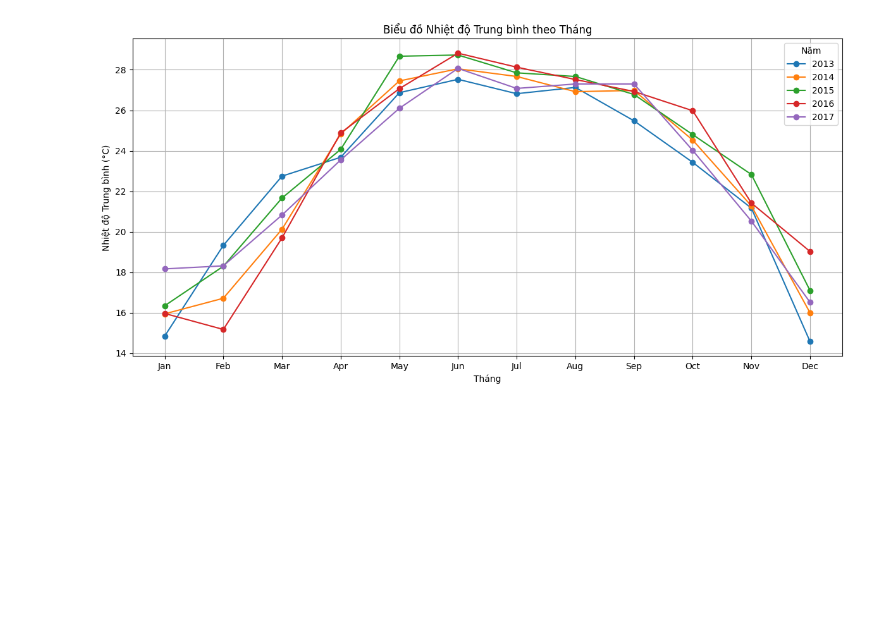
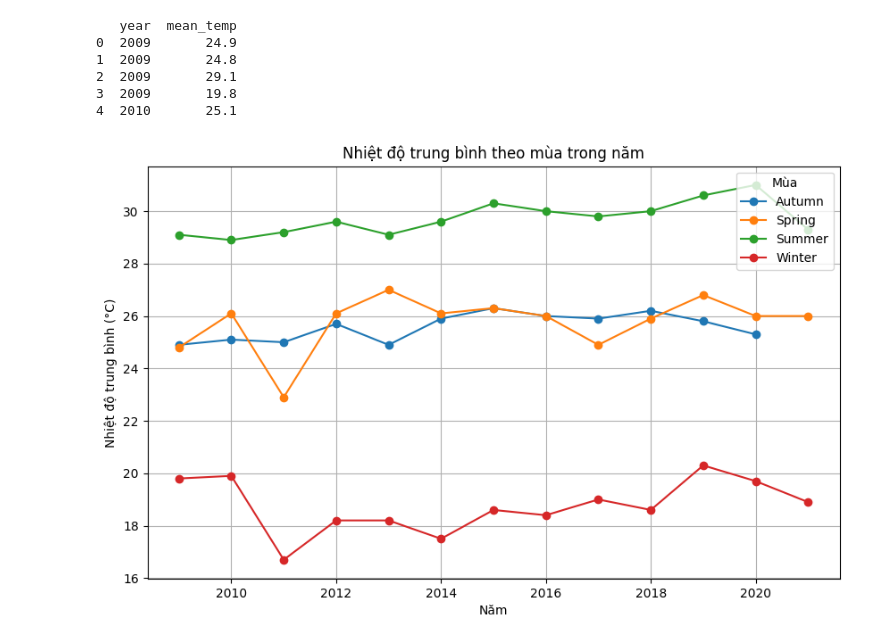
Before and after one commit to huyvanzzz/Data-Processing-Programming, a Jupyter notebook: huyvan/Temperature.ipynb, the cells around one changed output. Cells and saved outputs as stored; diff of their text form; code cells hidden in the pictures; blank space fills up the shorter version.

```diff
--- a/huyvan/Temperature.ipynb
+++ b/huyvan/Temperature.ipynb
@@ -1,31 +59,37 @@
+# %%
+# Giả sử cột 'avg_temp' là nhiệt độ trung bình, cột 'year' là năm
+df_avg_temp = mean_season[['year', 'mean_temp']]
+
+# Kiểm tra dữ liệu sau khi lọc
+print(df_avg_temp.head())
+# %% [output]
+   year  mean_temp
+0  2009       24.9
+1  2009       24.8
+2  2009       29.1
+3  2009       19.8
+4  2010       25.1
 # %%
-import pandas as pd
-import matplotlib.pyplot as plt
-import seaborn as sns
+import pandas as pd # type: ignore
+import matplotlib.pyplot as plt # type: ignore
 
-# Đọc file CSV vào DataFrame
-data = pd.read_csv('temperature.csv')
+# Đọc dữ liệu từ CSV
+df = pd.read_csv('mean_season.csv')
 
-# Chuyển đổi dữ liệu thành DataFrame
-df = pd.DataFrame(data)
+# Tạo biểu đồ
+plt.figure(figsize=(10, 6))
+for season in df['season'].unique():
+    season_data = df[df['season'] == season]
+    plt.plot(season_data['year'], season_data['mean_temp'], marker='o', label=season)
 
-# Tạo một danh sách các tên tháng
-months = ['Jan', 'Feb', 'Mar', 'Apr', 'May', 'Jun', 'Jul', 'Aug', 'Sep', 'Oct', 'Nov', 'Dec']
+# Cài đặt tiêu đề và nhãn trục
+plt.title('Nhiệt độ trung bình theo mùa trong năm')
+plt.xlabel('Năm')
+plt.ylabel('Nhiệt độ trung bình (°C)')
+plt.legend(title='Mùa',loc = 'upper right')
 
-# Vẽ biểu đồ
-plt.figure(figsize=(12, 6))  # Đặt kích thước cho biểu đồ
-
-# Vẽ đường nối cho từng năm với màu sắc khác nhau
-for year in df['Year'].unique():
-    yearly_data = df[df['Year'] == year]
-    plt.plot(months, yearly_data['Mean_Temperature'], marker='o', label=year)
-
-plt.title('Biểu đồ Nhiệt độ Trung bình theo Tháng')
-plt.xlabel('Tháng')
-plt.ylabel('Nhiệt độ Trung bình (°C)')
-plt.grid()
-plt.legend(title='Năm')  # Hiển thị chú thích với tiêu đề 'Năm'
-plt.tight_layout()  # Điều chỉnh bố cục cho gọn gàng
+# Hiển thị biểu đồ
+plt.grid(True)
 plt.show()
 # %% [output]
-[figure, old version]
+[figure, new version]
```
Also changed, not shown: parts of 5 cells of this notebook, 2 other files.
